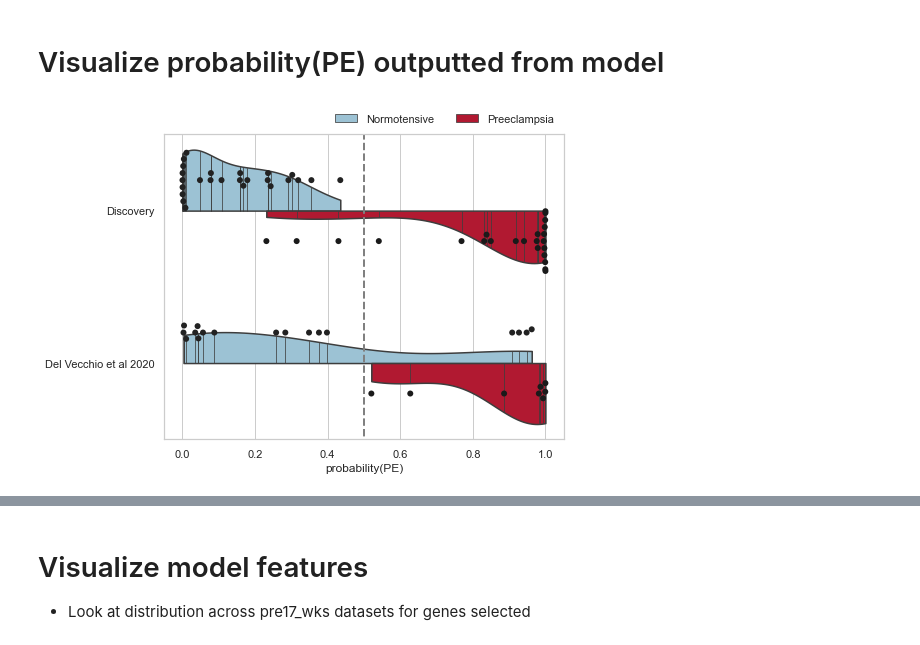
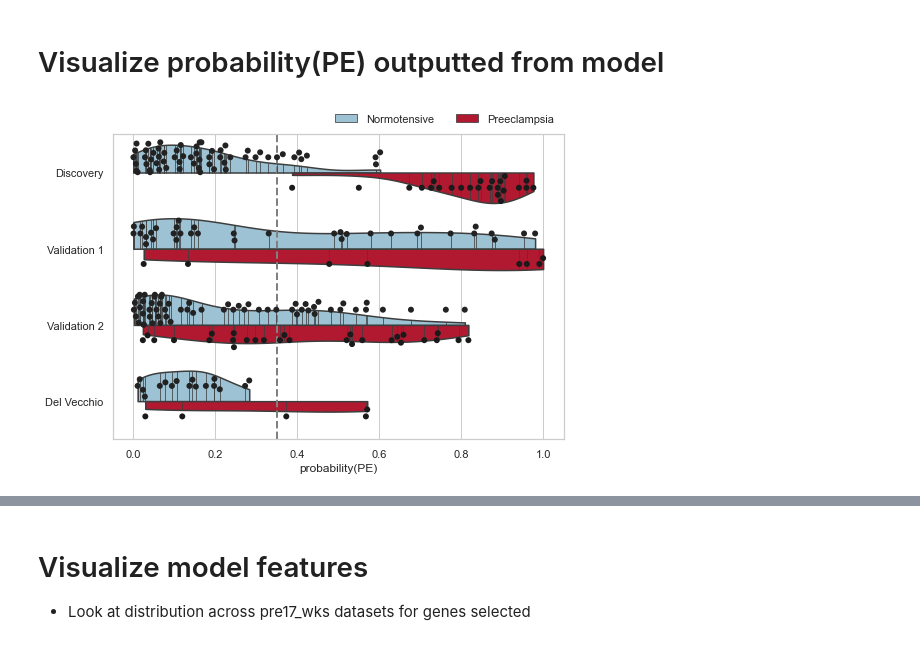
Before and after one commit to miramou/pe_cfrna, a Jupyter notebook: analysis/3.1_ML_Viz.ipynb, the cells around one changed output, grey strips where cells are left out. Saved outputs shown, nothing was run; the diff lists cells and outputs as text; code cells hidden in the pictures.

```diff
--- a/analysis/3.1_ML_Viz.ipynb
+++ b/analysis/3.1_ML_Viz.ipynb
@@ -66,0 +127,37 @@ late_or_atdiagnosis_samples = {'Discovery' : train_late_ml_data,
+# %%
+gapps = rnaseq_and_meta_data("../../data/gapps/sample_meta_postQC.csv",
+                             "../../data/gapps/htseq_postQC.csv",
+                             "../../data/gapps/TMM_postQC.csv",
+                             mL_plasma = 1.0
+                            )
+
+
+gapps_ml_data = ML_data(gapps, y_col = 'case',
+                        **ml_data_kwargs,
+                        fitted_scaler = train_ml_data.fitted_scaler
+                       )
+
+gapps_pre14wks = ML_data(gapps.filter_samples(gapps.meta.ga_at_collection < 14, inplace = False),
+                        y_col = 'case',
+                        **ml_data_kwargs,
+                        fitted_scaler = train_ml_data.fitted_scaler
+                       )
+# %%
+pre17wk_samples = {'Discovery' : train_ml_data,
+                   'Validation 1' : val_ml_data,
+                   'Validation 2' : gapps_ml_data,
+                   'Del Vecchio' : delvecchio_ml_data,
+                  }
+
+pre17wk_samples_only_PE_NT = {'Discovery' : train_pre14_week,
+                              'Validation 1' : val_ml_data,
+                              'Validation 2' : gapps_ml_data,
+                              'Del Vecchio' : delvecchio_ml_data_only_PEvNT,
+                             }
+
+pre14wk_samples = {'Discovery' : train_ml_data,
+                   'Validation 1' : val_pre14_week,
+                   'Validation 2' : gapps_pre14wks,
+                   'Del Vecchio' : delvecchio_pre14_wks,
+                   'Del Vecchio [Only NT vs PE]' : delvecchio_pre14_wks_only_PEvNT
+                  }
@@ -102,16 +195,15 @@ plot_roc_curves(roc_aucs_late_or_atdiagnosis_samples, linestyles = ['solid', 'so
 # %% [markdown]
 # Visualize probability(PE) outputted from model
 # %%
-probPE_pre17wk_samples, X_pre17wk_samples = make_probPE_and_gene_matrix(pre17wk_samples, best_fit['model'])
-probPE_late_or_at_diagnosis_samples, _ = make_probPE_and_gene_matrix(late_or_atdiagnosis_samples, best_fit['model'])
+probPE_pre17wk_samples, X_pre17wk_samples = make_probPE_and_gene_matrix(pre17wk_samples, best_fit['model'], threshold = best_fit['threshold'])
 # %%
 fig, ax = plot_violin_and_swarmplot(probPE_pre17wk_samples, x_name = 'prob_PE', y_name = 'dataset', hue_name = 'case', orient = 'h', violinplot_palette = cntrl_pe_palette,
                                     x_label = 'probability(PE)', y_label = '', split = True, figsize = (7.5, 5),
-                                    include_vline = True, line_pos = 0.5, line_start = -1, line_end = 2) #p(PE) > 0.5 --> classified as at risk
+                                    include_vline = True, line_pos = best_fit['threshold'], line_start = -3, line_end = 4) #p(PE) >= threshold --> classified as at risk
 
 fig.tight_layout()
 handles, _ = ax.get_legend_handles_labels()
 ax.legend(handles, ['Normotensive', 'Preeclampsia'], ncol=2, frameon=0, bbox_to_anchor=(1.0, 1.1))
-save_figure_pdf(fig, 'out/ml/viz/' + 'probPE_pre17wks.pdf')
+save_figure_pdf(fig, 'out/ml/viz/probPE_pre17wks.pdf')
 # %% [output]
-[figure, old version]
+[figure, new version]
```
Also changed, not shown: parts of 26 cells of this notebook, 8 other files.
